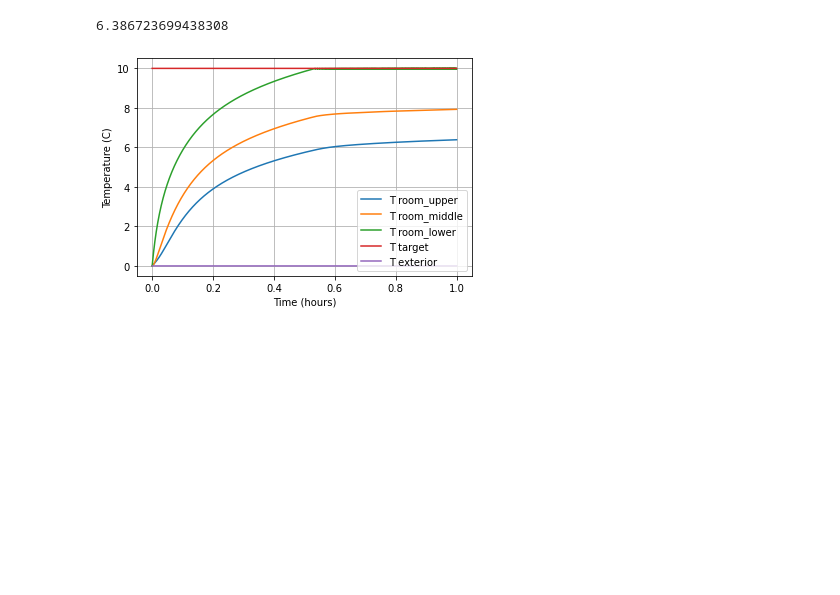
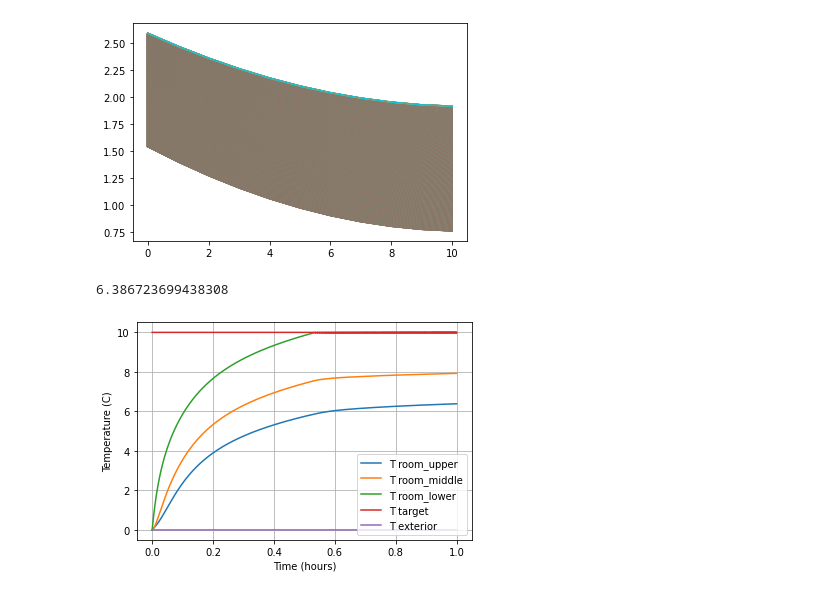
Before and after one commit to l-hemsley/HeatingModel, a Jupyter notebook: ChurchModel.ipynb, the cells around one changed output. Saved outputs shown, nothing was run; the diff lists cells and outputs as text; code cells hidden in the pictures; blank space fills up the shorter version.

```diff
--- a/ChurchModel.ipynb
+++ b/ChurchModel.ipynb
@@ -44,7 +44,7 @@ data_array_T_room_upper=np.zeros(int(N_t_steps))
 data_array_T_room_middle=np.zeros(int(N_t_steps))
 data_array_T_room_lower=np.zeros(int(N_t_steps))
 Qs=np.zeros(int(N_t_steps))
-data_array_surfaces=np.zeros([int(N_t_steps),10])
+data_array_surfaces=np.zeros([int(N_t_steps),13])
 Qin_cumul=[0]
 
 for t in tqdm(range(N_t_steps)):
@@ -54,7 +54,7 @@ for t in tqdm(range(N_t_steps)):
     data_array_T_room_middle[t]=middle.T_room
     data_array_T_room_lower[t]=lower.T_room
     data_array=[]
-    for surface in surface_array_upper+surface_array_middle+surface_array_lower:
+    for surface in surface_array_upper+surface_array_middle+surface_array_lower+internals:
             data_array=np.append(data_array,surface.T_array[0])
     data_array_surfaces[t,:]=data_array
 
@@ -64,46 +64,48 @@ for t in tqdm(range(N_t_steps)):
         upper.Qin=0
         middle.Qin=0
         lower.Qin=0
-        for surface in surface_array_upper+surface_array_middle+surface_array_lower:
+        for surface in surface_array_upper+surface_array_middle+surface_array_lower+internals:
             surface.Qrad=0
     else:
         upper.Qin=upper.Qin_max
         middle.Qin=middle.Qin_max
         lower.Qin=lower.Qin_max
         Qin_total=Qin_total+upper.Qin+middle.Qin+lower.Qin
-        for surface in surface_array_upper+surface_array_middle+surface_array_lower:
+        for surface in surface_array_upper+surface_array_middle+surface_array_lower+internals:
             surface.Qrad=surface.Qrad_max
             Qin_total=Qin_total+surface.Qrad
 
     ## LAYER UPPER
     [Qout_room_total,surface_array_upper]=do_surfaces_in_room(surface_array_upper,upper.T_room,t_step,T_exterior)
     Qout_room_to_hotspot=do_hotspots_in_room(hotspots[0],upper.T_room,t_step)
     [Qout_room_to_internals,internals[0]]=do_internals_in_room(internals[0],upper.T_room,t_step,T_exterior)
     Qout_upper_to_middle=calculate_Qout_convective(upper.U,upper.area,upper.T_room,middle.T_room)
     Qout_room_total=Qout_room_total+Qout_upper_to_middle+ Qout_room_to_hotspot+Qout_room_to_internals
     #print(Qout_room_to_hotspot)
     Q_leak_upper=upper.airchanges_per_hour*upper.volume*t_step*upper.densityC*(upper.T_room-T_exterior)/3600
     upper.T_room=upper.T_room+calculate_Tchange(upper.Qin-Q_leak_upper,Qout_room_total,t_step,upper.densityC,upper.volume)
 
     ## LAYER MIDDLE
     [Qout_room_total,surface_array_middle]=do_surfaces_in_room(surface_array_middle,middle.T_room,t_step,T_exterior)
     Qout_room_to_hotspot=do_hotspots_in_room(hotspots[1],middle.T_room,t_step)
     [Qout_room_to_internals,internals[1]]=do_internals_in_room(internals[1],middle.T_room,t_step,T_exterior)
     Qout_middle_to_lower=calculate_Qout_convective(middle.U,middle.area,middle.T_room,lower.T_room)
     Qout_room_total=Qout_room_total+Qout_middle_to_lower+ Qout_room_to_hotspot+Qout_room_to_internals
     Q_leak_middle=middle.airchanges_per_hour*middle.volume*t_step*middle.densityC*(middle.T_room-T_exterior)/3600
     middle.T_room=middle.T_room+calculate_Tchange(middle.Qin+Qout_upper_to_middle-Q_leak_middle,Qout_room_total,t_step,middle.densityC,middle.volume)
 
     ## LAYER LOWER
     [Qout_room_total,surface_array_lower]=do_surfaces_in_room(surface_array_lower,lower.T_room,t_step,T_exterior)
     Qout_room_to_hotspot=do_hotspots_in_room(hotspots[2],lower.T_room,t_step)
     [Qout_room_to_internals,internals[2]]=do_internals_in_room(internals[2],lower.T_room,t_step,T_exterior)
     Qout_room_total=Qout_room_total+ Qout_room_to_hotspot+Qout_room_to_internals
     Q_leak_lower=lower.airchanges_per_hour*lower.volume*t_step*lower.densityC*(lower.T_room-T_exterior)/3600
     lower.T_room=lower.T_room+calculate_Tchange(lower.Qin+Qout_middle_to_lower-Q_leak_lower,Qout_room_total,t_step,lower.densityC,lower.volume)
 
     ## CUMUL Q
     Qin_cumul=np.append(Qin_cumul,Qin_cumul[t]+Qin_total*t_step)
+# %% [output]
+[figure, added]
 # %%
 # MAKE PLOTS ##########################
 
```
Also changed, not shown: parts of 4 cells of this notebook.
